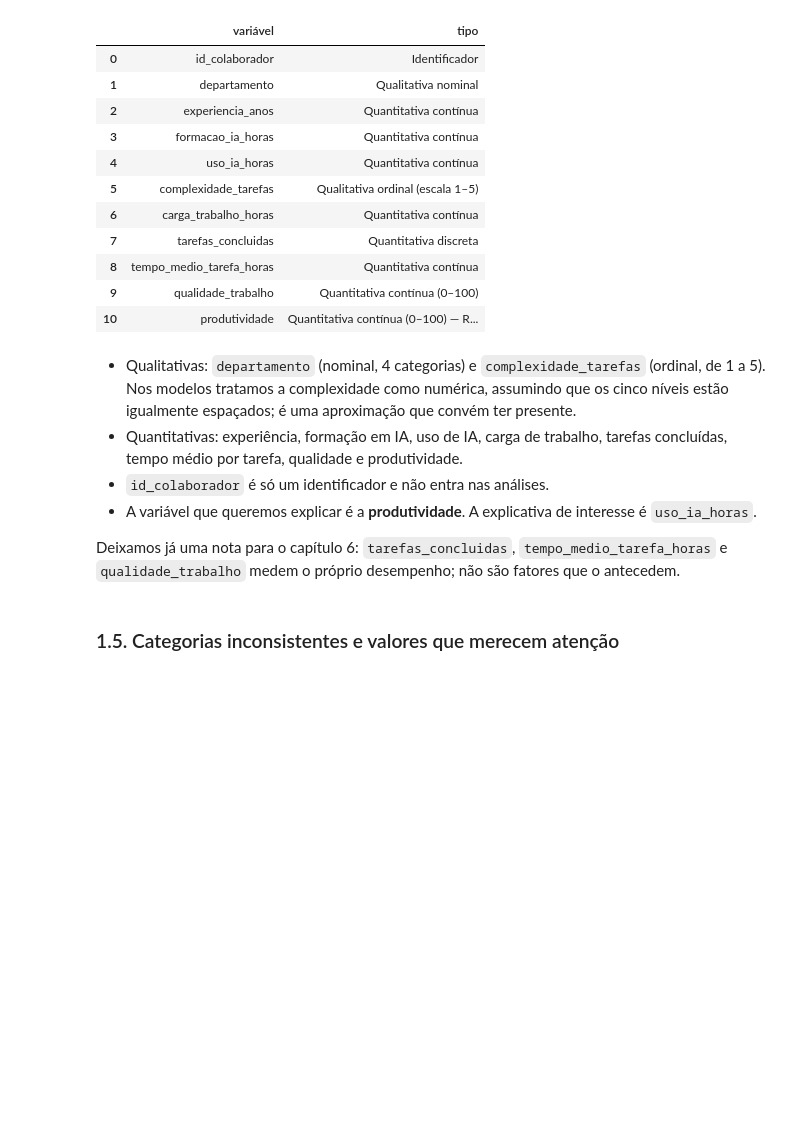
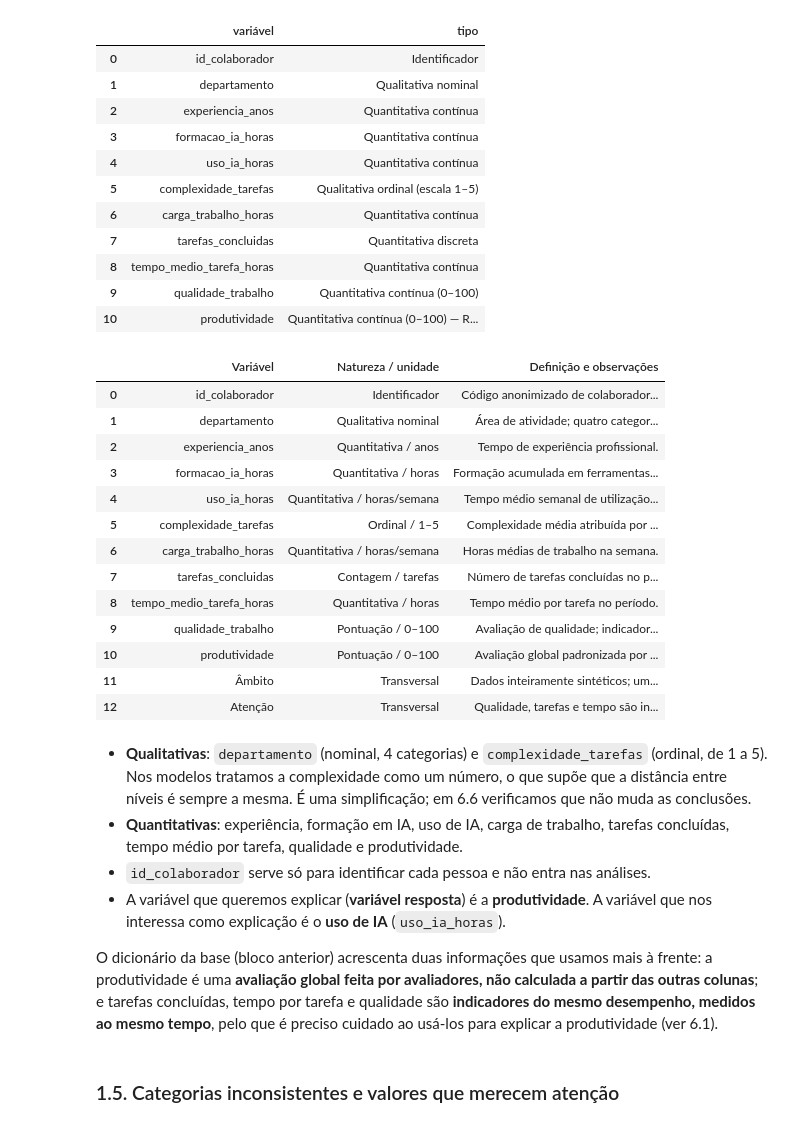
Before and after one commit to gcoutinho-ipca/tp1-mepa-ia-produtividade, a Jupyter notebook: TP1_MEPA_IA_Produtividade.ipynb, the cells around one changed output. Cells and saved outputs as stored; diff of their text form; code cells hidden in the pictures; blank space fills up the shorter version.

```diff
--- a/TP1_MEPA_IA_Produtividade.ipynb
+++ b/TP1_MEPA_IA_Produtividade.ipynb
@@ -182,13 +238,39 @@ display(tipos)
 | 8 | tempo_medio_tarefa_horas | Quantitativa contínua |
 | 9 | qualidade_trabalho | Quantitativa contínua (0–100) |
 | 10 | produtividade | Quantitativa contínua (0–100) — R... |
+# %%
+# ────────────────────────────────────────────────────────────────────────────────────────
+# BLOCO 1.4b · Dicionário de dados (folha «Dicionario» do Excel)
+# O quê: mostra a descrição oficial de cada variável, que vem com a base de dados.
+# Porquê: confirma o tipo de cada variável e diz duas coisas importantes para o resto do trabalho:
+# a produtividade é uma avaliação global feita por avaliadores (NÃO é calculada a partir das outras
+# colunas) e tarefas, tempo e qualidade são indicadores do mesmo desempenho.
+# ────────────────────────────────────────────────────────────────────────────────────────
+dicionario = pd.read_excel(FICHEIRO, sheet_name="Dicionario")
+with pd.option_context("display.max_colwidth", 130):
+    display(dicionario)
+# %% [output]
+|  | Variável | Natureza / unidade | Definição e observações |
+| 0 | id_colaborador | Identificador | Código anonimizado de colaborador... |
+| 1 | departamento | Qualitativa nominal | Área de atividade; quatro categor... |
+| 2 | experiencia_anos | Quantitativa / anos | Tempo de experiência profissional. |
+| 3 | formacao_ia_horas | Quantitativa / horas | Formação acumulada em ferramentas... |
+| 4 | uso_ia_horas | Quantitativa / horas/semana | Tempo médio semanal de utilização... |
+| 5 | complexidade_tarefas | Ordinal / 1–5 | Complexidade média atribuída por ... |
+| 6 | carga_trabalho_horas | Quantitativa / horas/semana | Horas médias de trabalho na semana. |
+| 7 | tarefas_concluidas | Contagem / tarefas | Número de tarefas concluídas no p... |
+| 8 | tempo_medio_tarefa_horas | Quantitativa / horas | Tempo médio por tarefa no período. |
+| 9 | qualidade_trabalho | Pontuação / 0–100 | Avaliação de qualidade; indicador... |
+| 10 | produtividade | Pontuação / 0–100 | Avaliação global padronizada por ... |
+| 11 | Âmbito | Transversal | Dados inteiramente sintéticos; um... |
+| 12 | Atenção | Transversal | Qualidade, tarefas e tempo são in... |
 # %% [markdown]
-- Qualitativas: `departamento` (nominal, 4 categorias) e `complexidade_tarefas` (ordinal, de 1 a 5). Nos modelos tratamos a complexidade como numérica, assumindo que os cinco níveis estão igualmente espaçados; é uma aproximação que convém ter presente.
-- Quantitativas: experiência, formação em IA, uso de IA, carga de trabalho, tarefas concluídas, tempo médio por tarefa, qualidade e produtividade.
-- `id_colaborador` é só um identificador e não entra nas análises.
-- A variável que queremos explicar é a **produtividade**. A explicativa de interesse é `uso_ia_horas`.
+- **Qualitativas**: `departamento` (nominal, 4 categorias) e `complexidade_tarefas` (ordinal, de 1 a 5). Nos modelos tratamos a complexidade como um número, o que supõe que a distância entre níveis é sempre a mesma. É uma simplificação; em 6.6 verificamos que não muda as conclusões.
+- **Quantitativas**: experiência, formação em IA, uso de IA, carga de trabalho, tarefas concluídas, tempo médio por tarefa, qualidade e produtividade.
+- `id_colaborador` serve só para identificar cada pessoa e não entra nas análises.
+- A variável que queremos explicar (**variável resposta**) é a **produtividade**. A variável que nos interessa como explicação é o **uso de IA** (`uso_ia_horas`).
 
-Deixamos já uma nota para o capítulo 6: `tarefas_concluidas`, `tempo_medio_tarefa_horas` e `qualidade_trabalho` medem o próprio desempenho; não são fatores que o antecedem.
+O dicionário da base (bloco anterior) acrescenta duas informações que usamos mais à frente: a produtividade é uma **avaliação global feita por avaliadores, não calculada a partir das outras colunas**; e tarefas concluídas, tempo por tarefa e qualidade são **indicadores do mesmo desempenho, medidos ao mesmo tempo**, pelo que é preciso cuidado ao usá-los para explicar a produtividade (ver 6.1).
 # %% [markdown]
 ### 1.5. Categorias inconsistentes e valores que merecem atenção
 # %%
```
Also changed, not shown: parts of 85 cells of this notebook, 9 other files.
